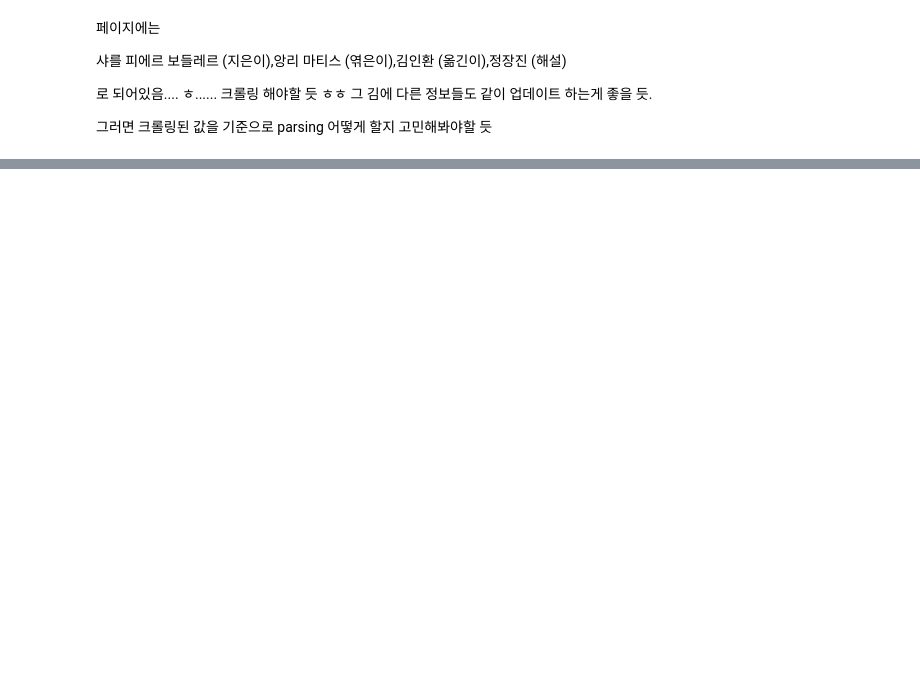
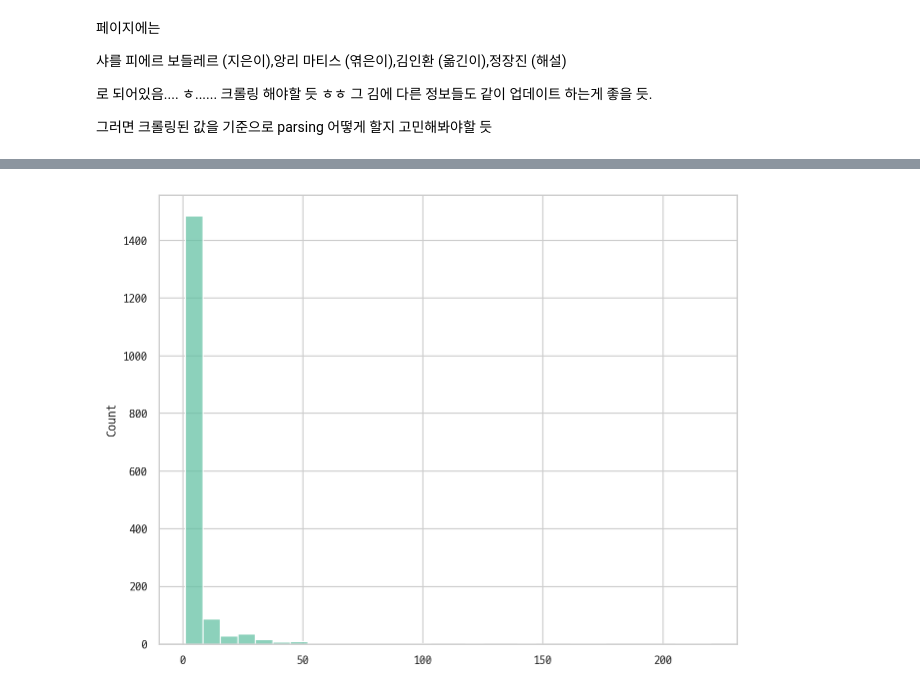
Before and after one commit to kdt-3-second-Project/aladin_usedbook, a Jupyter notebook: research/240711_preprocess_usedinfo.ipynb, the cells around one changed output, grey strips where cells are left out. Drawn from its saved outputs; the diff is of its cells as text; code cells hidden in the pictures; blank space fills up the shorter version.

```diff
--- a/research/240711_preprocess_usedinfo.ipynb
+++ b/research/240711_preprocess_usedinfo.ipynb
@@ -453,0 +877,4 @@ table = soup.select_one(selector)
+# %%
+sns.histplot(bookinfo.Publshr.value_counts().values,bins=30);
+# %% [output]
+[figure, added]
```
Also changed, not shown: parts of 63 cells of this notebook.
